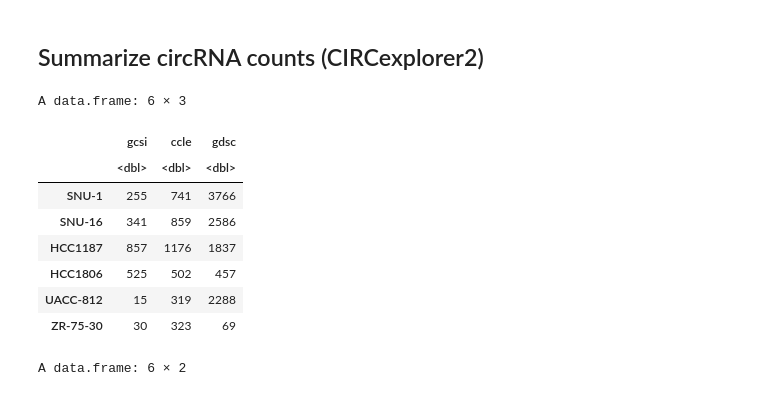
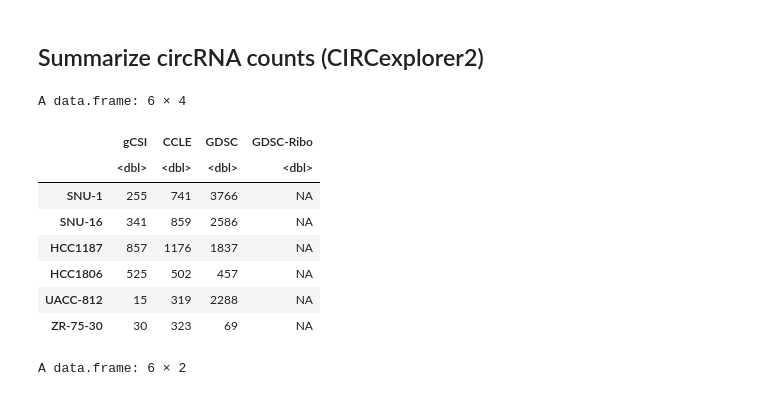
Before and after one commit to anthfm/circRNA, a Jupyter notebook: summarize_circRNA.ipynb, the cells around one changed output. Saved outputs shown, nothing was run; the diff lists cells and outputs as text; code cells hidden in the pictures.

```diff
--- a/summarize_circRNA.ipynb
+++ b/summarize_circRNA.ipynb
@@ -181,6 +188,7 @@ ccle_circ_counts <- summarizeCIRCexplorer(dir_path = "results/CIRCexplorer2/CCLE
 gdsc_circ_counts <- summarizeCIRCexplorer(dir_path = "results/CIRCexplorer2/GDSC/unmapped_method/annotate")
 hansen_circ_counts <- summarizeCIRCexplorer(dir_path = "results/CIRCexplorer2/hansen/annotate") #both Ribo-zero + RNAse-R
 hansen_circ_matched <- summarizeCIRCexplorer(dir_path = "results/CIRCexplorer2/hansen_match/annotate") #poly-A equivalent to Hansen data
+gdsc_ribozero_circ_counts <- summarizeCIRCexplorer(dir_path = "results/CIRCexplorer2/GDSC_Ribo/annotate") #GDSC Ribo-Zero samples (HCT-116, HeLa)
 # %%
 #clean up sample names (remove 'gcsi' & 'gdsc' strings from samples)
 gcsi_circ_counts$sample <- sub(".*gcsi *(.*?) *_.*", "\\1", gcsi_circ_counts$sample)
@@ -192,36 +200,43 @@ rownames(ccle_circ_counts) <- ccle_circ_counts$sample
 gdsc_circ_counts$sample <- sub(".*gdsc *(.*?) *_circular.*", "\\1", gdsc_circ_counts$sample)
 rownames(gdsc_circ_counts) <- gdsc_circ_counts$sample
 
+gdsc_ribozero_circ_counts$sample <- c("HCT 116","HeLa")
+rownames(gdsc_ribozero_circ_counts) <- gdsc_ribozero_circ_counts$sample
+
 #average SR technical replicate circRNA count in gCSI
 gcsi_circ_counts$cellid <- gcsi$cellid[match(rownames(gcsi_circ_counts), rownames(gcsi))]
 gcsi_SR_mean <- mean(as.numeric(gcsi_circ_counts$count[which(gcsi_circ_counts$cellid=="SR")]))
 gcsi_circ_counts[which(gcsi_circ_counts$cellid=="SR"),][2,"count"] <- gcsi_SR_mean
 gcsi_circ_counts <- gcsi_circ_counts[-which(gcsi_circ_counts$sample=="587641"),]
 
-#get unique.cellids for samples + order CCLE & GDSC unique.cellid by gCSI unique.cellid
+#get unique.cellids for samples + order CCLE & GDSC & GDSC-ribo unique.cellid by gCSI unique.cellid
 ccle_circ_counts$cellid <- ccle$cellid[match(rownames(ccle_circ_counts), rownames(ccle))]
 ccle_circ_counts <- ccle_circ_counts[match(gcsi_circ_counts$cellid, ccle_circ_counts$cellid),]
 
 gdsc_circ_counts$cellid <- gdsc$cellid[match(rownames(gdsc_circ_counts), rownames(gdsc))]
 gdsc_circ_counts <- gdsc_circ_counts[match(gcsi_circ_counts$cellid, gdsc_circ_counts$cellid),]
+
+gdsc_ribozero_circ_counts <- gdsc_ribozero_circ_counts[match(gcsi_circ_counts$cellid,rownames(gdsc_ribozero_circ_counts)),]
 # %%
 #create combined dataframe of CIRCexplorer counts for each replicate across gCSI, CCLE, GDSC
 circ_combined <- data.frame("gcsi"=as.numeric(gcsi_circ_counts$count),
                             "ccle"=as.numeric(ccle_circ_counts$count),
-                            "gdsc"=as.numeric(gdsc_circ_counts$count))
+                            "gdsc"=as.numeric(gdsc_circ_counts$count),
+                            "gdsc-ribo"=as.numeric(gdsc_ribozero_circ_counts$count))
 rownames(circ_combined) <- gcsi_circ_counts$cellid
+colnames(circ_combined) <- c("gCSI","CCLE","GDSC","GDSC-Ribo")
 
 head(circ_combined)
 # %% [output]
-A data.frame: 6 × 3
+A data.frame: 6 × 4
-|  | gcsi | ccle | gdsc |
-|  | <dbl> | <dbl> | <dbl> |
-| SNU-1 | 255 | 741 | 3766 |
-| SNU-16 | 341 | 859 | 2586 |
-| HCC1187 | 857 | 1176 | 1837 |
-| HCC1806 | 525 | 502 | 457 |
-| UACC-812 | 15 | 319 | 2288 |
-| ZR-75-30 | 30 | 323 | 69 |
+|  | gCSI | CCLE | GDSC | GDSC-Ribo |
+|  | <dbl> | <dbl> | <dbl> | <dbl> |
+| SNU-1 | 255 | 741 | 3766 | NA |
+| SNU-16 | 341 | 859 | 2586 | NA |
+| HCC1187 | 857 | 1176 | 1837 | NA |
+| HCC1806 | 525 | 502 | 457 | NA |
+| UACC-812 | 15 | 319 | 2288 | NA |
+| ZR-75-30 | 30 | 323 | 69 | NA |
 # %%
 hansen_circ_counts
 # %% [output]
```
Also changed, not shown: parts of 10 cells of this notebook.
